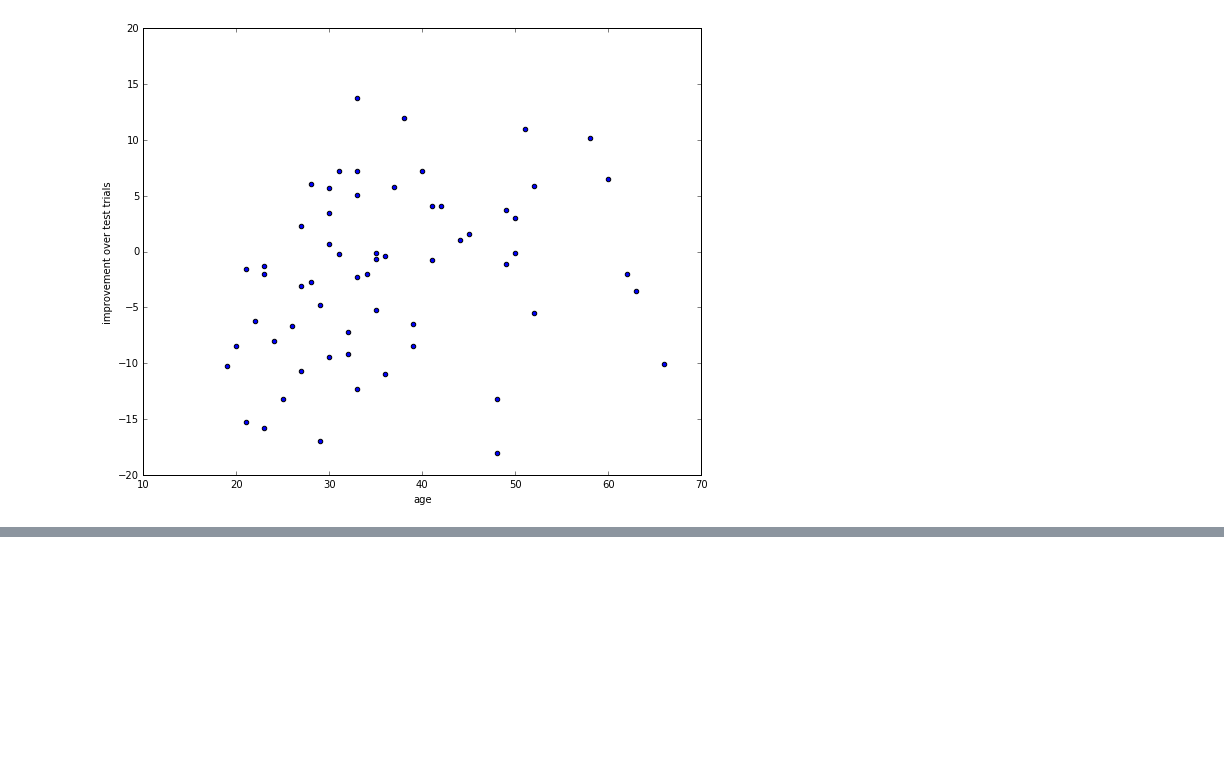
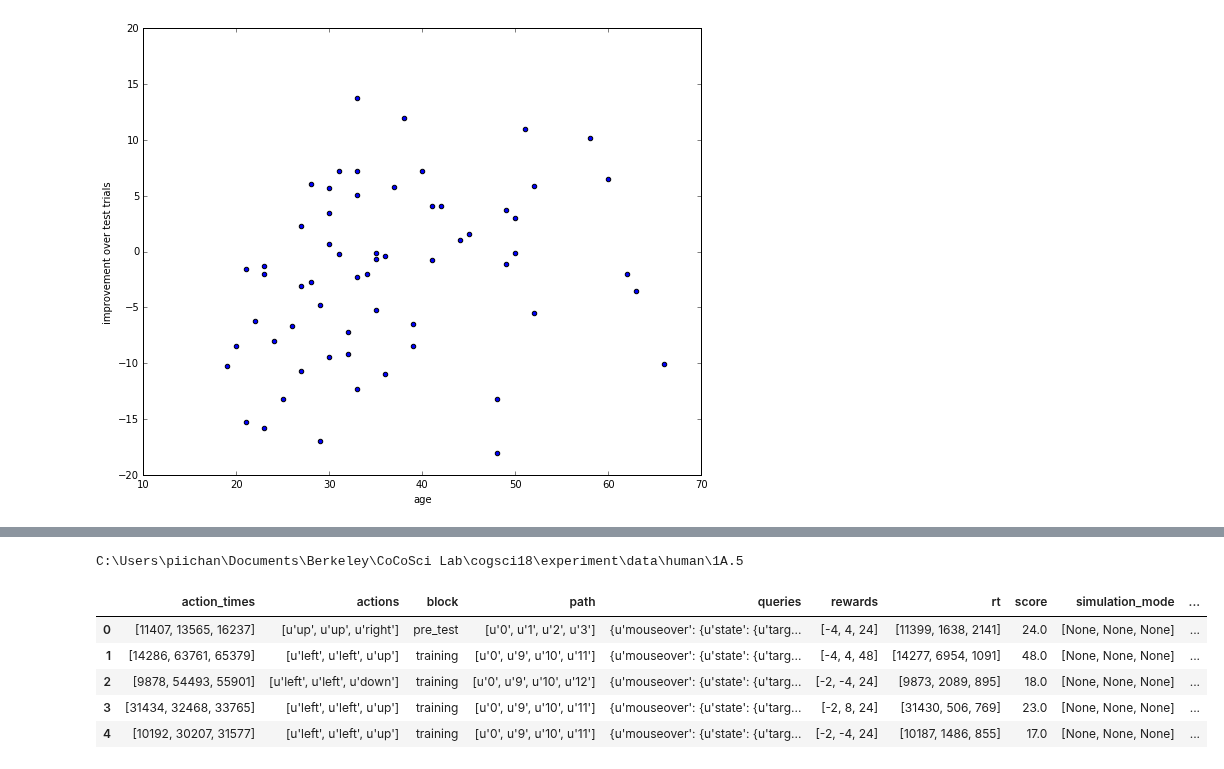
Before and after one commit to fredcallaway/planning, a Jupyter notebook: python/age_analyses.ipynb, the cells around one changed output, grey strips where cells are left out. Cells and saved outputs as stored; diff of their text form; code cells hidden in the pictures; blank space fills up the shorter version.

```diff
--- a/python/age_analyses.ipynb
+++ b/python/age_analyses.ipynb
@@ -113,0 +119,4 @@ SpearmanrResult(correlation=0.33627061418531845, pvalue=0.0080570560072356391)
+# %%
+cd ..\1A.5
+# %% [output]
+C:\Users\piichan\Documents\Berkeley\CoCoSci Lab\cogsci18\experiment\data\human\1A.5
@@ -113,0 +126,11 @@ SpearmanrResult(correlation=0.33627061418531845, pvalue=0.0080570560072356391)
+# %%
+backwards_data = pd.read_csv('mouselab-mdp.csv')
+bw_test_data = backwards_data[backwards_data['block']=='test']
+backwards_data.head()
+# %% [output]
+|  | action_times | actions | block | path | queries | rewards | rt | score | simulation_mode | ... |
+| 0 | [11407, 13565, 16237] | [u'up', u'up', u'right'] | pre_test | [u'0', u'1', u'2', u'3'] | {u'mouseover': {u'state': {u'targ... | [-4, 4, 24] | [11399, 1638, 2141] | 24.0 | [None, None, None] | ... |
+| 1 | [14286, 63761, 65379] | [u'left', u'left', u'up'] | training | [u'0', u'9', u'10', u'11'] | {u'mouseover': {u'state': {u'targ... | [-4, 4, 48] | [14277, 6954, 1091] | 48.0 | [None, None, None] | ... |
+| 2 | [9878, 54493, 55901] | [u'left', u'left', u'down'] | training | [u'0', u'9', u'10', u'12'] | {u'mouseover': {u'state': {u'targ... | [-2, -4, 24] | [9873, 2089, 895] | 18.0 | [None, None, None] | ... |
+| 3 | [31434, 32468, 33765] | [u'left', u'left', u'up'] | training | [u'0', u'9', u'10', u'11'] | {u'mouseover': {u'state': {u'targ... | [-2, 8, 24] | [31430, 506, 769] | 23.0 | [None, None, None] | ... |
+| 4 | [10192, 30207, 31577] | [u'left', u'left', u'up'] | training | [u'0', u'9', u'10', u'11'] | {u'mouseover': {u'state': {u'targ... | [-2, -4, 24] | [10187, 1486, 855] | 17.0 | [None, None, None] | ... |
```
Also changed, not shown: parts of 26 cells of this notebook, 1 other file.
